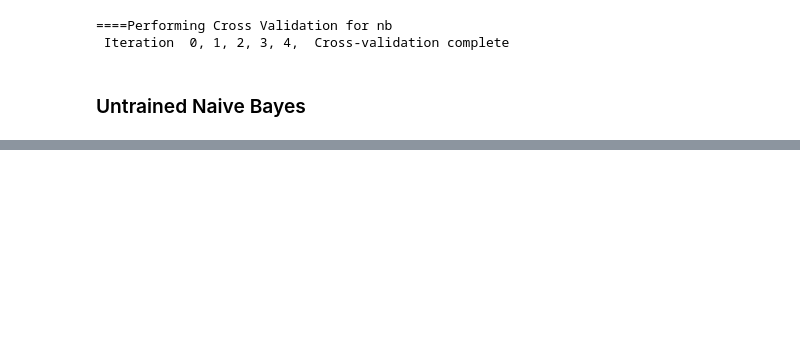
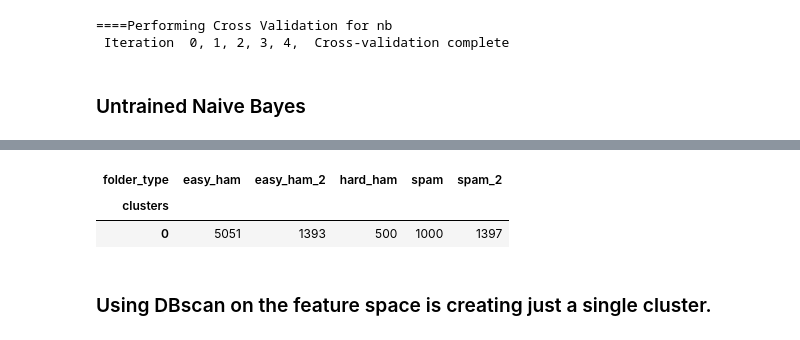
Before and after one commit to MBurgess490/QTW_Case_Study_3, a Jupyter notebook: qtw_case_study_3_rc.ipynb, the cells around one changed output, grey strips where cells are left out. Cells and saved outputs as stored; diff of their text form; code cells hidden in the pictures; blank space fills up the shorter version.

```diff
--- a/qtw_case_study_3_rc.ipynb
+++ b/qtw_case_study_3_rc.ipynb
@@ -270,0 +321,8 @@ cv_results
+# %%
+dbscan = DBSCAN(eps=5, min_samples=10).fit(X)
+# %%
+dbscan_cluster = dbscan.labels_
+cluster_results2 = pd.DataFrame()
+cluster_results2['clusters'] = dbscan_cluster
+cluster_results2['is_spam'] = y
+cluster_results2['folder_type'] = df_email_data['type']
@@ -270,0 +335,8 @@ cv_results
+# %%
+cluster_results2.groupby(['clusters','folder_type']).size().unstack(fill_value=0)
+# %% [output]
+| folder_type | easy_ham | easy_ham_2 | hard_ham | spam | spam_2 |
+| clusters |  |  |  |  |  |
+| 0 | 5051 | 1393 | 500 | 1000 | 1397 |
+# %% [markdown]
+### Using DBscan on the feature space is creating just a single cluster.
```
Also changed, not shown: parts of 22 cells of this notebook.
